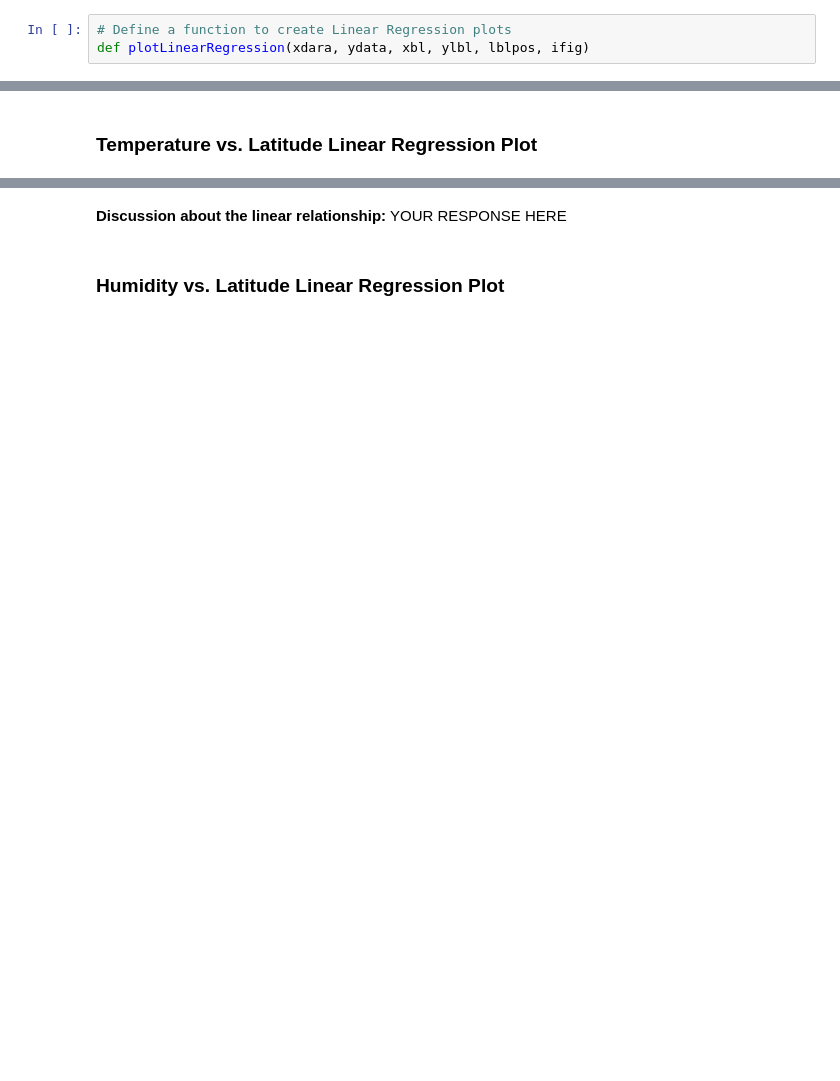
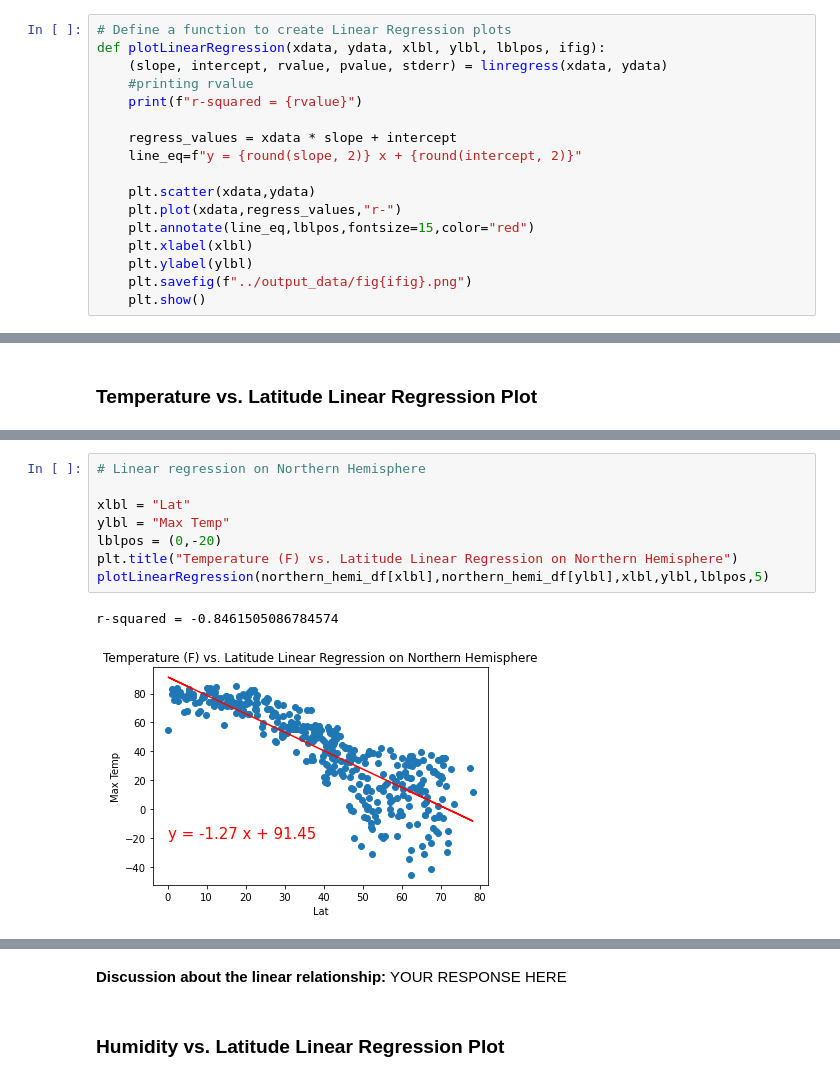
Before and after one commit to oas95/python-api-challenge, a Jupyter notebook: WeatherPy/WeatherPy.ipynb, the cells around one changed output, grey strips where cells are left out. Saved outputs shown, nothing was run; the diff lists cells and outputs as text; blank space fills up the shorter version.

```diff
--- a/WeatherPy/WeatherPy.ipynb
+++ b/WeatherPy/WeatherPy.ipynb
@@ -280,8 +280,22 @@ plt.show()
 ---
 
 ## Requirement 2: Compute Linear Regression for Each Relationship
-# %%
-# Define a function to create Linear Regression plots
-def plotLinearRegression(xdara, ydata, xbl, ylbl, lblpos, ifig)
+# %%
+# Define a function to create Linear Regression plots
+def plotLinearRegression(xdata, ydata, xlbl, ylbl, lblpos, ifig):
+    (slope, intercept, rvalue, pvalue, stderr) = linregress(xdata, ydata)
+    #printing rvalue
+    print(f"r-squared = {rvalue}")
+
+    regress_values = xdata * slope + intercept
+    line_eq=f"y = {round(slope, 2)} x + {round(intercept, 2)}"
+
+    plt.scatter(xdata,ydata)
+    plt.plot(xdata,regress_values,"r-")
+    plt.annotate(line_eq,lblpos,fontsize=15,color="red")
+    plt.xlabel(xlbl)
+    plt.ylabel(ylbl)
+    plt.savefig(f"../output_data/fig{ifig}.png")
+    plt.show()
 # %%
 # Create a DataFrame with the Northern Hemisphere data (Latitude >= 0)
@@ -327,0 +332,11 @@ The r-value is: 0.4121057168607245
+# %%
+# Linear regression on Northern Hemisphere
+
+xlbl = "Lat"
+ylbl = "Max Temp"
+lblpos = (0,-20)
+plt.title("Temperature (F) vs. Latitude Linear Regression on Northern Hemisphere")
+plotLinearRegression(northern_hemi_df[xlbl],northern_hemi_df[ylbl],xlbl,ylbl,lblpos,5)
+# %% [output]
+r-squared = -0.8461505086784574
+[figure, added]
```
Also changed, not shown: parts of 26 cells of this notebook, 7 other files.
